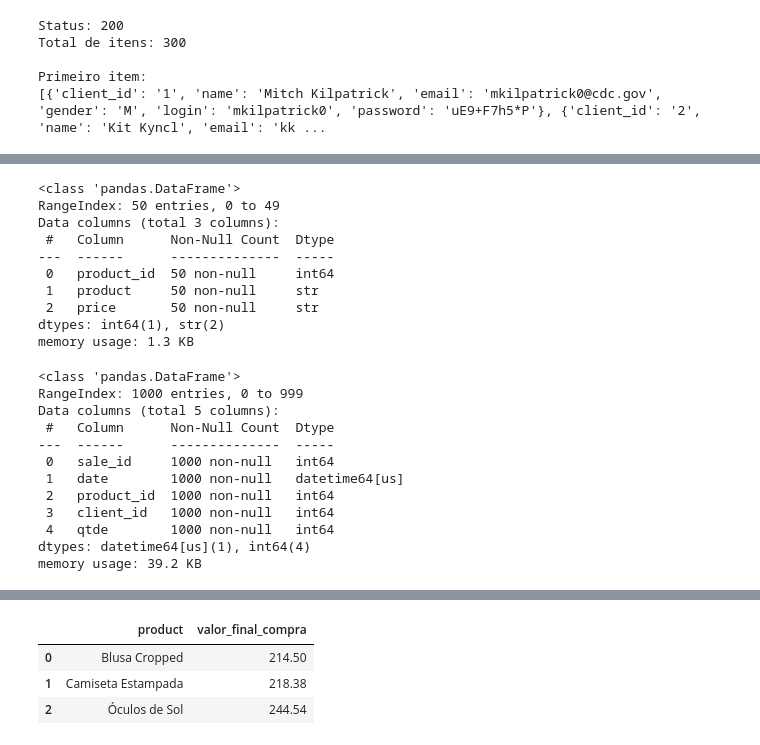
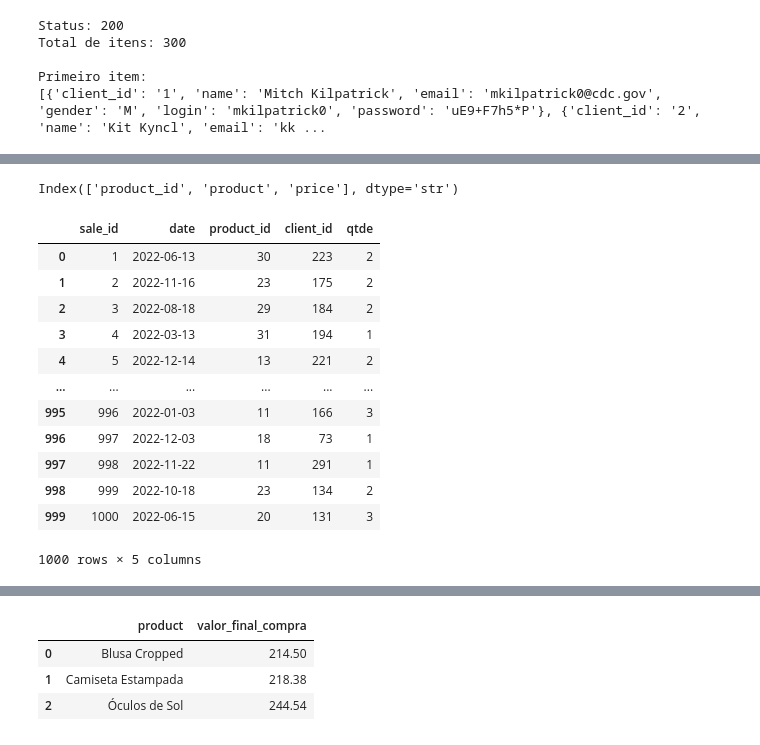
Before and after one commit to AlanDeSouza21/Etl_3_fontes_diferentes, a Jupyter notebook: main.ipynb, the cells around one changed output, grey strips where cells are left out. Drawn from its saved outputs; the diff is of its cells as text; code cells hidden in the pictures.

```diff
--- a/main.ipynb
+++ b/main.ipynb
@@ -238,44 +240,36 @@ Arquivo salvo em: c:\backup\alan de souza-20260327T210536Z-3-001\alan de souza\p
 with open("data/products.json", "r", encoding="utf-8") as f:
     products_json = json.load(f)
 df_products = pd.DataFrame(products_json)
-df_products.info()
+df_products.columns
 # %% [output]
-<class 'pandas.DataFrame'>
-RangeIndex: 50 entries, 0 to 49
-Data columns (total 3 columns):
- #   Column      Non-Null Count  Dtype
----  ------      --------------  -----
- 0   product_id  50 non-null     int64
- 1   product     50 non-null     str
- 2   price       50 non-null     str
-dtypes: int64(1), str(2)
-memory usage: 1.3 KB
+Index(['product_id', 'product', 'price'], dtype='str')
 # %%
 with open("data/sales.csv", "r", encoding="utf-8") as f:
     leitor = csv.DictReader(f)
     sales_csv = list(leitor)
 
 df_sales = pd.DataFrame(sales_csv)
 df_sales['sale_id'] = df_sales['sale_id'].astype('int64')
 df_sales['date'] = pd.to_datetime(df_sales['date'])
 df_sales['product_id'] = df_sales['product_id'].astype('int64')
 df_sales['client_id'] = df_sales['client_id'].astype('int64')
 df_sales['qtde'] = df_sales['qtde'].astype('int64')
 
-df_sales.info()
+df_sales
 # %% [output]
+|  | sale_id | date | product_id | client_id | qtde |
+| 0 | 1 | 2022-06-13 | 30 | 223 | 2 |
+| 1 | 2 | 2022-11-16 | 23 | 175 | 2 |
+| 2 | 3 | 2022-08-18 | 29 | 184 | 2 |
+| 3 | 4 | 2022-03-13 | 31 | 194 | 1 |
+| 4 | 5 | 2022-12-14 | 13 | 221 | 2 |
+| ... | ... | ... | ... | ... | ... |
+| 995 | 996 | 2022-01-03 | 11 | 166 | 3 |
+| 996 | 997 | 2022-12-03 | 18 | 73 | 1 |
+| 997 | 998 | 2022-11-22 | 11 | 291 | 1 |
+| 998 | 999 | 2022-10-18 | 23 | 134 | 2 |
+| 999 | 1000 | 2022-06-15 | 20 | 131 | 3 |
-<class 'pandas.DataFrame'>
-RangeIndex: 1000 entries, 0 to 999
-Data columns (total 5 columns):
- #   Column      Non-Null Count  Dtype
----  ------      --------------  -----
- 0   sale_id     1000 non-null   int64
- 1   date        1000 non-null   datetime64[us]
- 2   product_id  1000 non-null   int64
- 3   client_id   1000 non-null   int64
- 4   qtde        1000 non-null   int64
-dtypes: datetime64[us](1), int64(4)
-memory usage: 39.2 KB
+1000 rows × 5 columns
 # %%
 with open("data/users.csv", "r", encoding="utf-8") as f:
     leitor_users = csv.DictReader(f)
```
Also changed, not shown: parts of 7 cells of this notebook, 1 other file.
